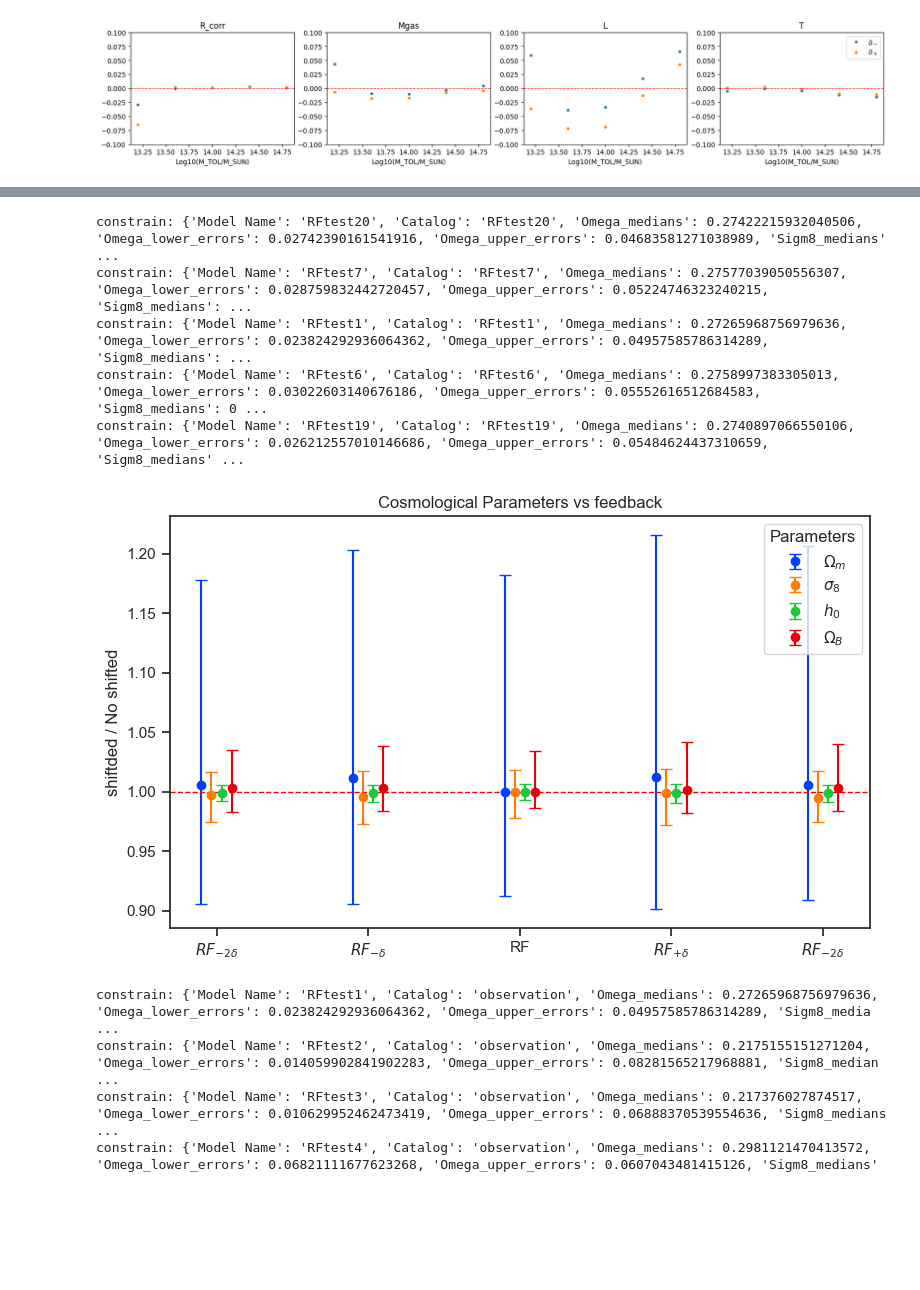
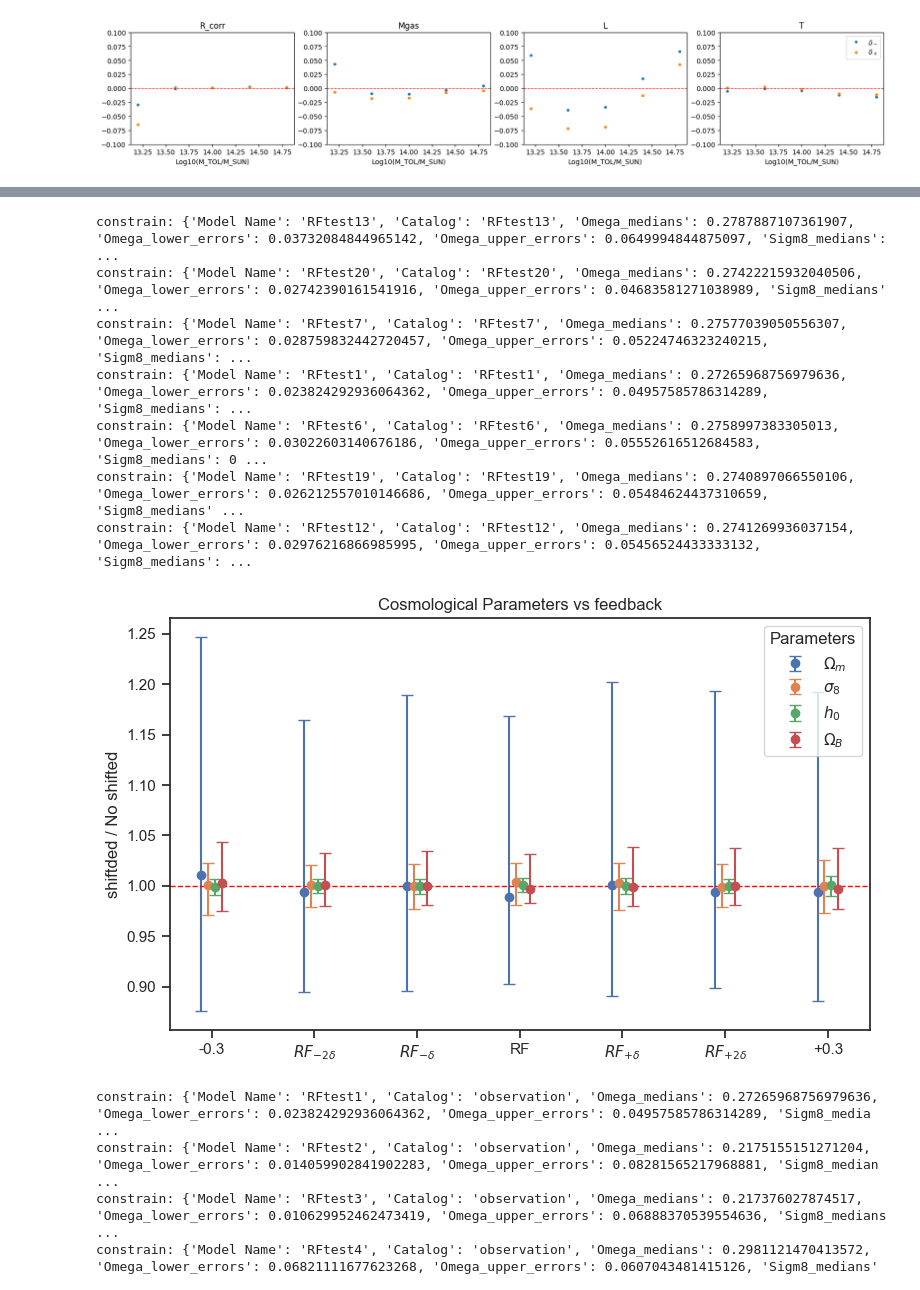
Before and after one commit to Fucheng-Zhong/MLCI, a Jupyter notebook: main_test.ipynb, the cells around one changed output, grey strips where cells are left out. Saved outputs shown, nothing was run; the diff lists cells and outputs as text; code cells hidden in the pictures; blank space fills up the shorter version.

```diff
--- a/main_test.ipynb
+++ b/main_test.ipynb
@@ -936,3 +936,7 @@ simulation name: mr_0.272_0.0456_0.809_0.704_a1, label: C8a1
 simulation name: mr_0.272_0.0456_0.809_0.704_a2, label: C8a2
 [figure]
 [figure]
+# %%
+model_name = 'RFtest1'
+results = pd.read_csv(f"./results/{model_name}/observation.csv")
+plot.plot_corner(results, ref_point='Planck2018', smooth=1.0, test_set='observed_samples', fname=f'figures/observation_Planck2018.pdf', show_cos_name=False, show_pdf=False,show_datapoint=False)
@@ -939,13 +946,13 @@ simulation name: mr_0.272_0.0456_0.809_0.704_a2, label: C8a2
 # %%
-import comparision
+from MLCI.visualization import comparision
 import pandas as pd
 catalog_names ={}
-z_0, z_1 = 0.0, 0.8
-model_names = ['RF_R_corr', 'RF_R_corr_minus_0.1', 'RF_R_corr_plus_0.1']
+z_0, z_1 = 0.1, 0.8
+model_names = ['RFtest1']
 for model_name in model_names:
-    results = pd.read_csv(f"./results/{model_name}_observation.csv")
+    results = pd.read_csv(f"./results/{model_name}/observation.csv")
     subset = results[(results['z'] >= z_0) & (results['z'] < z_1)]
     catalog_names[f"{model_name}_z={z_0:.1f}_{z_1:.1f}"] = subset
 comparision.RF_smooth = 0.8
-comparision.compare(catalog_names, fname=f"{model_name}_z={z_0:.1f}_{z_1:.1f}", is_csv=False)
+comparision.compare(catalog_names, fname=f"figures/{model_name}_z={z_0:.1f}_{z_1:.1f}.pdf", is_csv=False)
 # %% [output]
@@ -985,7 +990,7 @@ from astropy.cosmology import Planck18
 
 delta_cosmology = []
 z_0, z_1 = 0.1, 0.8
-model_names = ['RFtest20','RFtest7', 'RFtest1', 'RFtest6', 'RFtest19']
+model_names = ['RFtest13', 'RFtest20','RFtest7', 'RFtest1', 'RFtest6', 'RFtest19', 'RFtest12']
 for model_name in model_names:
     results = pd.read_csv(f"./results/{model_name}/observation.csv")
     subset = results[(results['z'] >= z_0) & (results['z'] < z_1)]
@@ -1007,36 +1012,38 @@ def plot_cosmology_paras_vs_delta(delta_cosmology, ref_cosmology, fname='test'):
         yerr = np.array([delta_cosmology[f'{para_name}_lower_errors'], delta_cosmology[f'{para_name}_upper_errors']])
         norm_value = ref_cosmology[f'{para_name}_medians']
         plt.errorbar(x, y/norm_value, yerr=yerr/norm_value, fmt='o', capsize=4, label=label)
-    show_name = ['$RF_{-2 \delta}$', '$RF_{-\delta}$', 'RF', '$RF_{+\delta}$', '$RF_{-2 \delta}$']
+    show_name = ['-0.3', '$RF_{-2 \delta}$', '$RF_{-\delta}$', 'RF', '$RF_{+\delta}$', '$RF_{+2 \delta}$', '+0.3']
     plt.xticks(ticks=np.arange(len(delta_cosmology)), labels=show_name)
     #plt.xticks(ticks=np.arange(len(delta_cosmology)), labels=delta_cosmology['Model Name'].data)
     plt.ylabel('shiftded / No shifted')
     plt.legend()
     plt.axhline(y=1, color='red', linestyle='--', linewidth=1)
     #plt.title('Cosmological Parameters vs feedback, reference: planck2018')
     plt.title('Cosmological Parameters vs feedback')
     plt.legend(title='Parameters')
     plt.tight_layout()
     plt.savefig(f'./figures/{fname}_Cosmological_Parameters_vs_delta_new.pdf')
 
     '''
     for ky in para_names:
         for row in delta_cosmology:
             median_shift = row[f'{ky}_medians'] - ref_cosmology[f'{ky}_medians']
             lower_errors_shift = row[f'{ky}_lower_errors']-ref_cosmology[f'{ky}_lower_errors']
             upper_errors_shift = row[f'{ky}_upper_errors']-ref_cosmology[f'{ky}_upper_errors']
             print(f"{row['Model Name']}: Delta {ky} = {median_shift:.4f}")
             print(f"Delta(-sigma) = {lower_errors_shift:.3f}, Delta(+sigma) = {upper_errors_shift:.3f} ")
     '''
 
 plot_cosmology_paras_vs_delta(delta_cosmology, ref_cosmology, fname='test')
 # %% [output]
+constrain: {'Model Name': 'RFtest13', 'Catalog': 'RFtest13', 'Omega_medians': 0.2787887107361907, 'Omega_lower_errors': 0.03732084844965142, 'Omega_upper_errors': 0.0649994844875097, 'Sigm8_medians':  ...
 constrain: {'Model Name': 'RFtest20', 'Catalog': 'RFtest20', 'Omega_medians': 0.27422215932040506, 'Omega_lower_errors': 0.02742390161541916, 'Omega_upper_errors': 0.04683581271038989, 'Sigm8_medians' ...
 constrain: {'Model Name': 'RFtest7', 'Catalog': 'RFtest7', 'Omega_medians': 0.27577039050556307, 'Omega_lower_errors': 0.028759832442720457, 'Omega_upper_errors': 0.05224746323240215, 'Sigm8_medians': ...
 constrain: {'Model Name': 'RFtest1', 'Catalog': 'RFtest1', 'Omega_medians': 0.27265968756979636, 'Omega_lower_errors': 0.023824292936064362, 'Omega_upper_errors': 0.04957585786314289, 'Sigm8_medians': ...
 constrain: {'Model Name': 'RFtest6', 'Catalog': 'RFtest6', 'Omega_medians': 0.2758997383305013, 'Omega_lower_errors': 0.03022603140676186, 'Omega_upper_errors': 0.05552616512684583, 'Sigm8_medians': 0 ...
 constrain: {'Model Name': 'RFtest19', 'Catalog': 'RFtest19', 'Omega_medians': 0.2740897066550106, 'Omega_lower_errors': 0.026212557010146686, 'Omega_upper_errors': 0.05484624437310659, 'Sigm8_medians' ...
+constrain: {'Model Name': 'RFtest12', 'Catalog': 'RFtest12', 'Omega_medians': 0.2741269936037154, 'Omega_lower_errors': 0.02976216866985995, 'Omega_upper_errors': 0.05456524433333132, 'Sigm8_medians': ...
-[figure, old version]
+[figure, new version]
 # %%
 from MLCI.visualization import plot
 import pandas as pd
```
Also changed, not shown: parts of 3 cells of this notebook, 2 other files.
